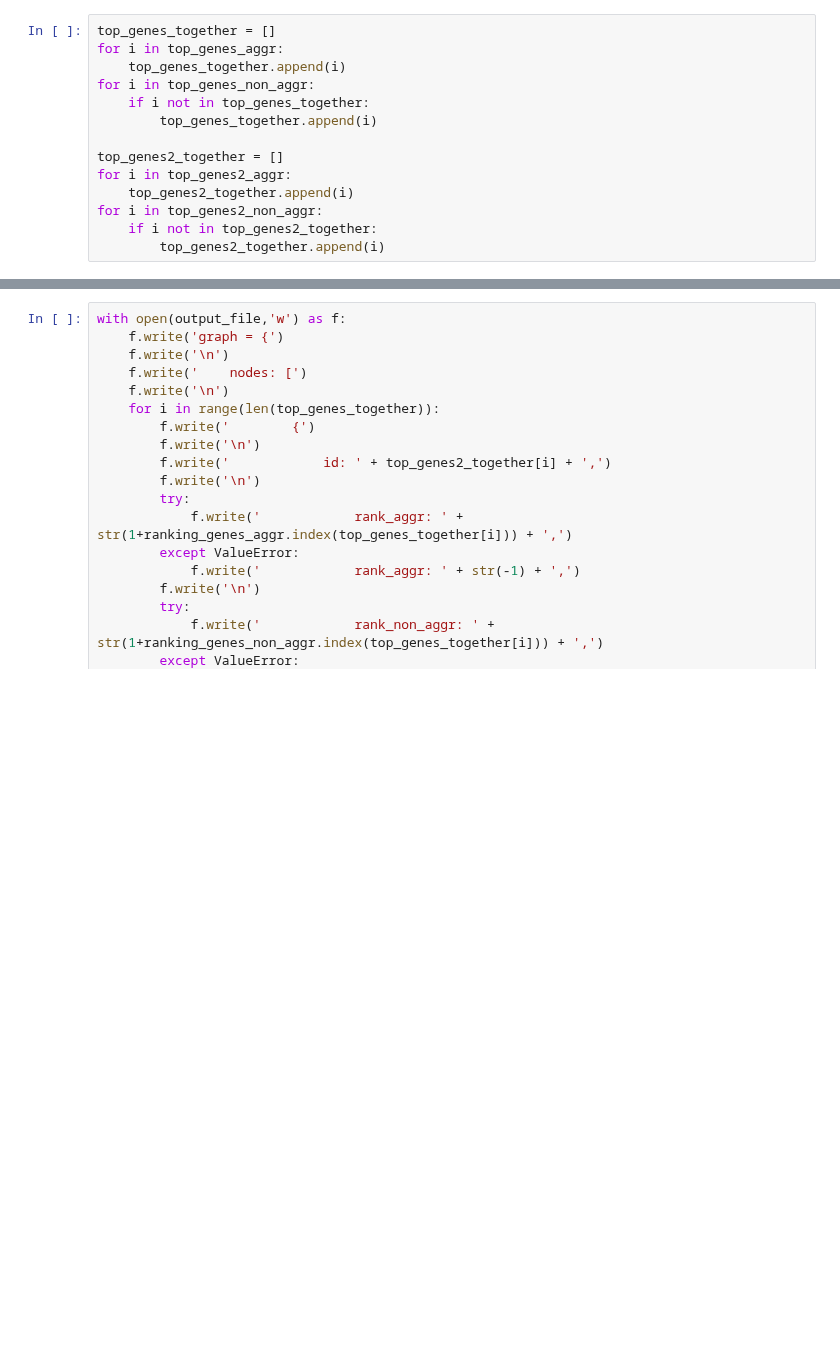
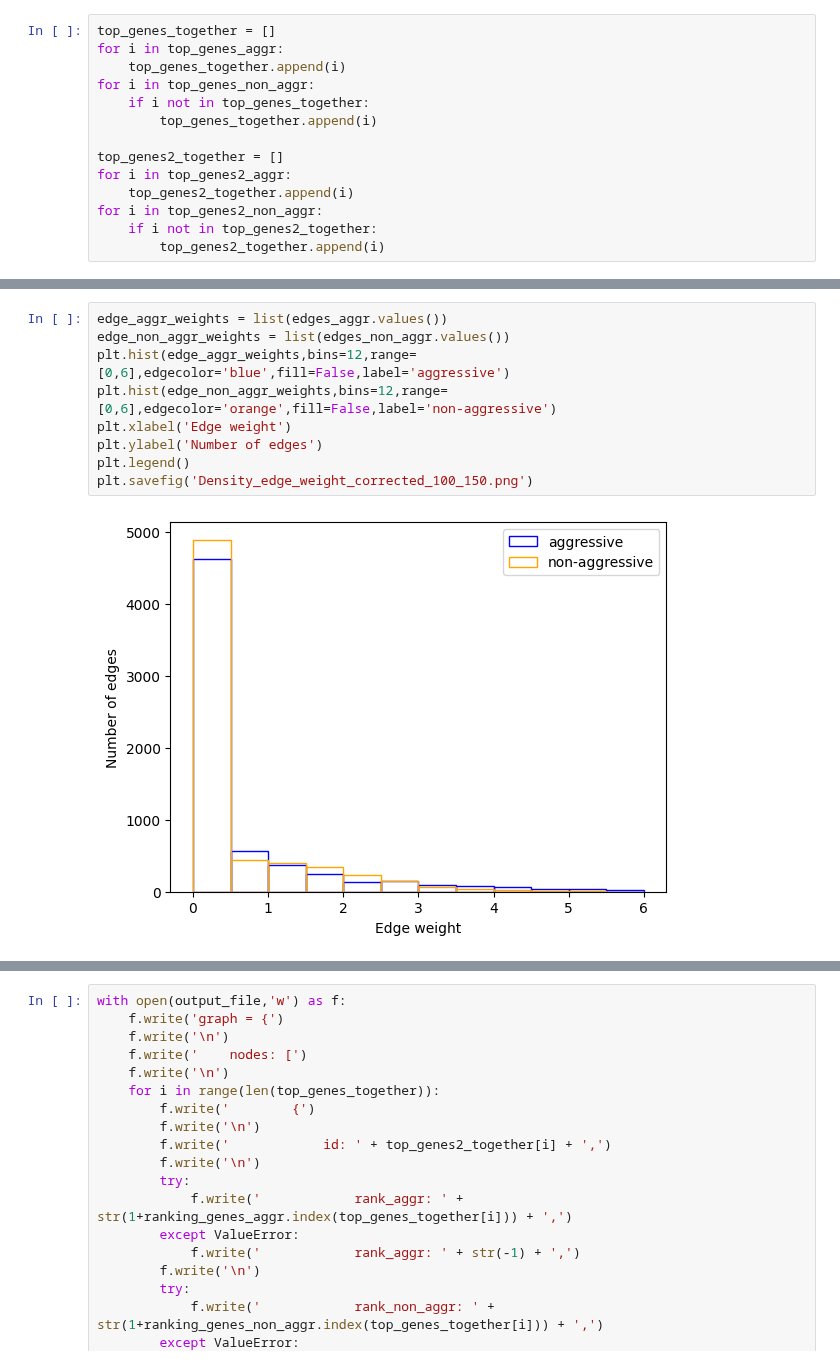
Before and after one commit to dmartmillan/OMEN, a Jupyter notebook: new_data/Probabilistic_network_aggr_vs_non_aggr.ipynb, the cells around one changed output, grey strips where cells are left out. Drawn from its saved outputs; the diff is of its cells as text; blank space fills up the shorter version.

```diff
--- a/new_data/Probabilistic_network_aggr_vs_non_aggr.ipynb
+++ b/new_data/Probabilistic_network_aggr_vs_non_aggr.ipynb
@@ -256,3 +283,14 @@ print(len(edges_non_aggr))
+# %%
+edge_aggr_weights = list(edges_aggr.values())
+edge_non_aggr_weights = list(edges_non_aggr.values())
+plt.hist(edge_aggr_weights,bins=12,range=[0,6],edgecolor='blue',fill=False,label='aggressive')
+plt.hist(edge_non_aggr_weights,bins=12,range=[0,6],edgecolor='orange',fill=False,label='non-aggressive')
+plt.xlabel('Edge weight')
+plt.ylabel('Number of edges')
+plt.legend()
+plt.savefig('Density_edge_weight_corrected_100_150.png')
+# %% [output]
+[figure, added]
 # %%
 edges_difference_weight = {} # weight = weight aggressive - weight non-aggressive
 for i in edges_aggr:
```
Also changed, not shown: parts of 22 cells of this notebook.
